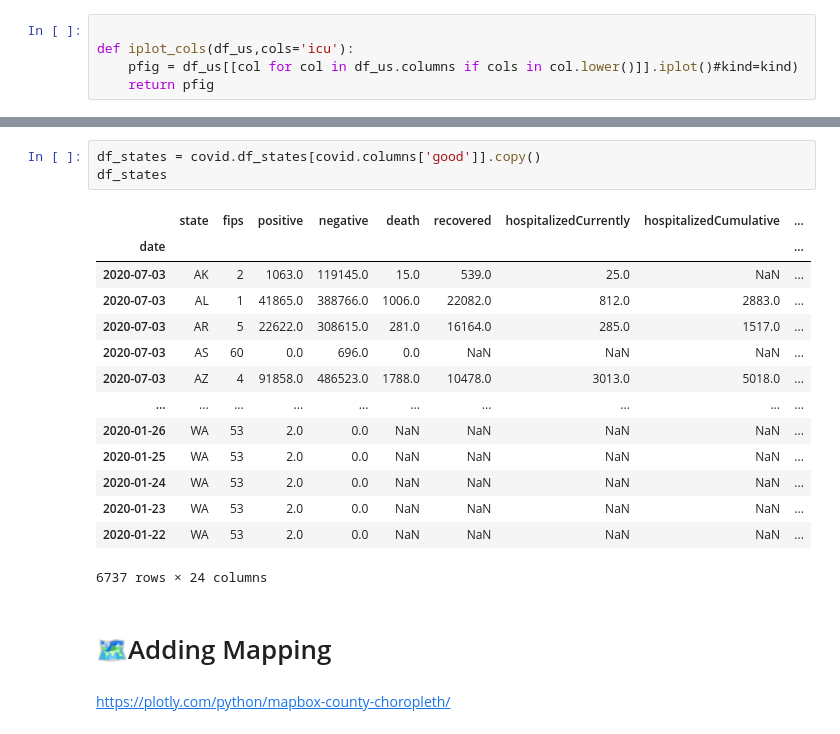
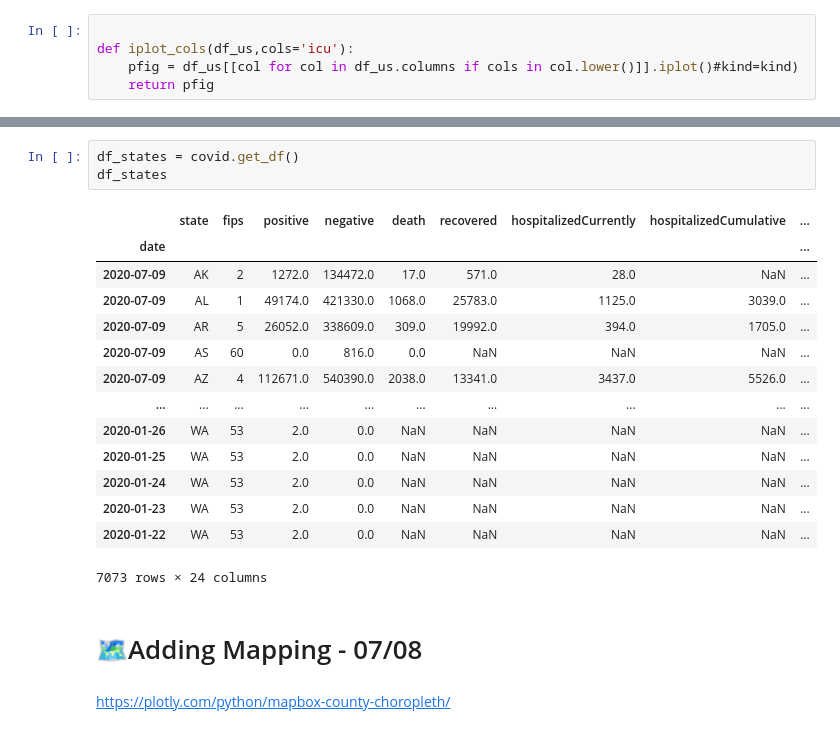
Before and after one commit to jirvingphd/playing-with-coronavirus-data, a Jupyter notebook: coronavirus-v2-post-classes.ipynb, the cells around one changed output, grey strips where cells are left out. Drawn from its saved outputs; the diff is of its cells as text.

```diff
--- a/coronavirus-v2-post-classes.ipynb
+++ b/coronavirus-v2-post-classes.ipynb
@@ -435,24 +396,24 @@ covid.columns_us['good']
  'dateChecked',
  'hash']
 # %%
-df_states = covid.df_states[covid.columns['good']].copy()
+df_states = covid.get_df()
 df_states
 # %% [output]
 |  | state | fips | positive | negative | death | recovered | hospitalizedCurrently | hospitalizedCumulative | ... |
 | date |  |  |  |  |  |  |  |  | ... |
-| 2020-07-03 | AK | 2 | 1063.0 | 119145.0 | 15.0 | 539.0 | 25.0 | NaN | ... |
-| 2020-07-03 | AL | 1 | 41865.0 | 388766.0 | 1006.0 | 22082.0 | 812.0 | 2883.0 | ... |
-| 2020-07-03 | AR | 5 | 22622.0 | 308615.0 | 281.0 | 16164.0 | 285.0 | 1517.0 | ... |
-| 2020-07-03 | AS | 60 | 0.0 | 696.0 | 0.0 | NaN | NaN | NaN | ... |
-| 2020-07-03 | AZ | 4 | 91858.0 | 486523.0 | 1788.0 | 10478.0 | 3013.0 | 5018.0 | ... |
+| 2020-07-09 | AK | 2 | 1272.0 | 134472.0 | 17.0 | 571.0 | 28.0 | NaN | ... |
+| 2020-07-09 | AL | 1 | 49174.0 | 421330.0 | 1068.0 | 25783.0 | 1125.0 | 3039.0 | ... |
+| 2020-07-09 | AR | 5 | 26052.0 | 338609.0 | 309.0 | 19992.0 | 394.0 | 1705.0 | ... |
+| 2020-07-09 | AS | 60 | 0.0 | 816.0 | 0.0 | NaN | NaN | NaN | ... |
+| 2020-07-09 | AZ | 4 | 112671.0 | 540390.0 | 2038.0 | 13341.0 | 3437.0 | 5526.0 | ... |
 | ... | ... | ... | ... | ... | ... | ... | ... | ... | ... |
 | 2020-01-26 | WA | 53 | 2.0 | 0.0 | NaN | NaN | NaN | NaN | ... |
 | 2020-01-25 | WA | 53 | 2.0 | 0.0 | NaN | NaN | NaN | NaN | ... |
 | 2020-01-24 | WA | 53 | 2.0 | 0.0 | NaN | NaN | NaN | NaN | ... |
 | 2020-01-23 | WA | 53 | 2.0 | 0.0 | NaN | NaN | NaN | NaN | ... |
 | 2020-01-22 | WA | 53 | 2.0 | 0.0 | NaN | NaN | NaN | NaN | ... |
-6737 rows × 24 columns
+7073 rows × 24 columns
 # %% [markdown]
-# 🗺Adding Mapping
+# 🗺Adding Mapping - 07/08
 # %% [markdown]
 https://plotly.com/python/mapbox-county-choropleth/
```
Also changed, not shown: parts of 22 cells of this notebook, 13 other files.
